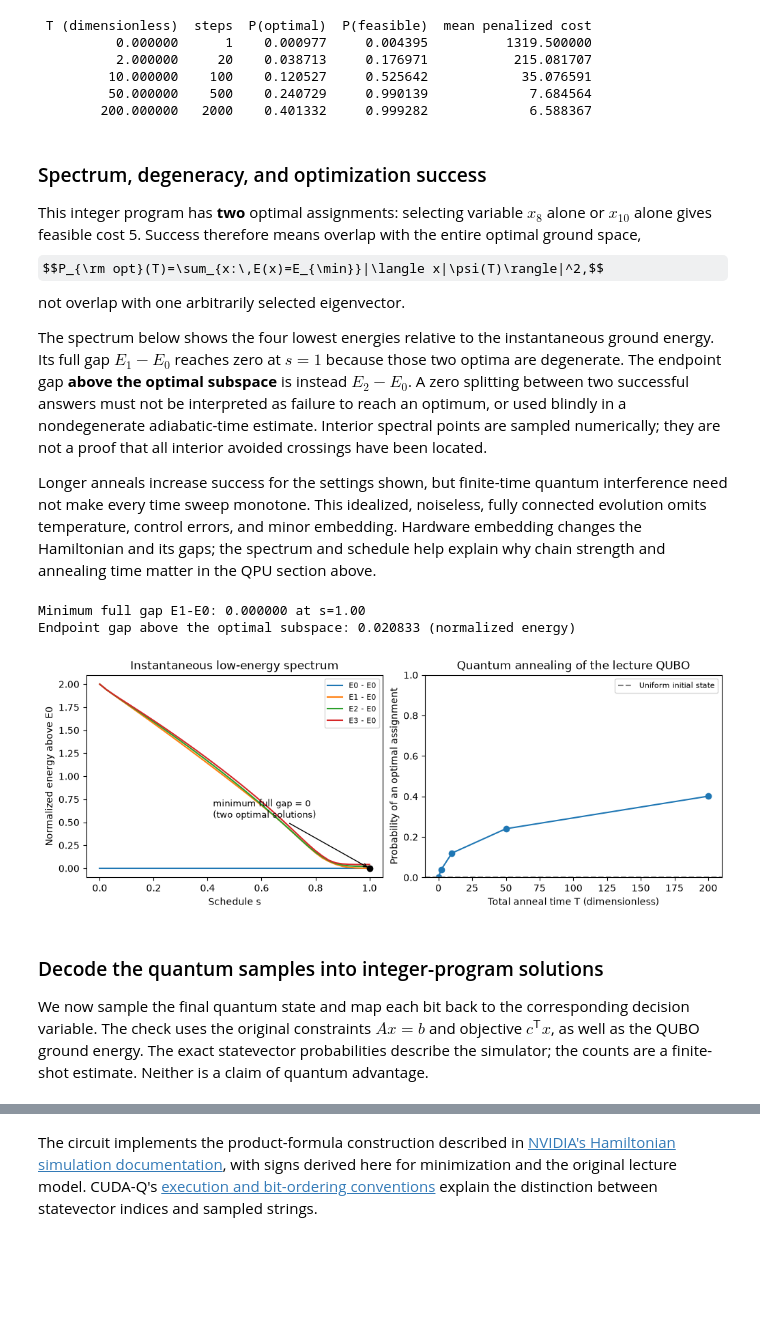
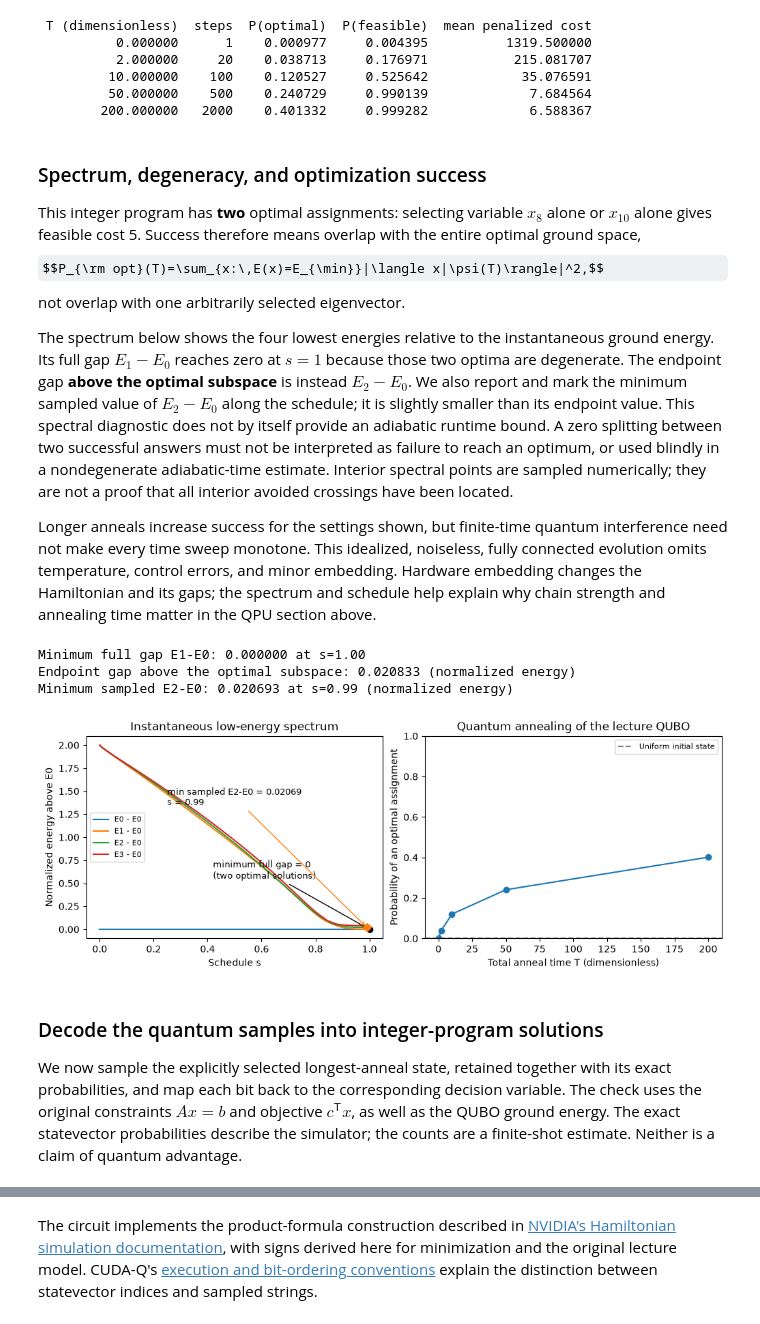
Before and after one commit to JuliaQUBO/QUBONotebooks, a Jupyter notebook: notebooks_py/4-DWAVE_python.ipynb, the cells around one changed output, grey strips where cells are left out. Saved outputs shown, nothing was run; the diff lists cells and outputs as text; code cells hidden in the pictures; some formulas as TeX source; blank space fills up the shorter version.

```diff
--- a/notebooks_py/4-DWAVE_python.ipynb
+++ b/notebooks_py/4-DWAVE_python.ipynb
@@ -639,21 +641,28 @@ if HAS_CUDAQ:
     initial_energy = cudaq.observe(quantum_anneal, mixer_hamiltonian, *anneal_args, 0.0, 1).expectation()
     np.testing.assert_allclose(initial_energy, -n_qubits, atol=1e-10)
 
-    anneal_results = []
+    anneal_runs = []
     for total_time in [0.0, 2.0, 10.0, 50.0, 200.0]:
         steps = max(1, int(np.ceil(total_time / 0.1)))
         final_state = cudaq.get_state(quantum_anneal, *anneal_args, total_time, steps)
         probabilities = np.abs(np.asarray(final_state)) ** 2
         np.testing.assert_allclose(probabilities.sum(), 1.0, atol=1e-8)
-        anneal_results.append({
+        result = {
             "T (dimensionless)": total_time,
             "steps": steps,
             "P(optimal)": float(probabilities[ground_mask].sum()),
             "P(feasible)": float(probabilities[feasible_mask].sum()),
             "mean penalized cost": float(probabilities @ qubo_energies),
-        })
-    np.testing.assert_allclose(anneal_results[0]["P(optimal)"], ground_mask.sum() / 2 ** n_qubits)
-    assert anneal_results[-1]["P(optimal)"] > anneal_results[0]["P(optimal)"]
+        }
+        anneal_runs.append((final_state, result))
+        if total_time == 0.0:
+            np.testing.assert_allclose(result["P(optimal)"], ground_mask.sum() / 2 ** n_qubits)
+    # Keep each state paired with its own statistics, even if the time list is reordered.
+    longest_anneal_state, longest_anneal_result = max(
+        anneal_runs, key=lambda run: run[1]["T (dimensionless)"]
+    )
+    anneal_results = [result for state, result in anneal_runs]
+    assert longest_anneal_result["P(optimal)"] > ground_mask.sum() / 2 ** n_qubits
     print(pd.DataFrame(anneal_results).to_string(index=False, float_format=lambda value: f"{value:.6f}"))
 # %% [output]
  T (dimensionless)  steps  P(optimal)  P(feasible)  mean penalized cost
@@ -669,7 +678,7 @@ This integer program has **two** optimal assignments: selecting variable $x_8$ a
 $$P_{\rm opt}(T)=\sum_{x:\,E(x)=E_{\min}}|\langle x|\psi(T)\rangle|^2,$$
 not overlap with one arbitrarily selected eigenvector.
 
-The spectrum below shows the four lowest energies relative to the instantaneous ground energy. Its full gap $E_1-E_0$ reaches zero at $s=1$ because those two optima are degenerate. The endpoint gap **above the optimal subspace** is instead $E_2-E_0$. A zero splitting between two successful answers must not be interpreted as failure to reach an optimum, or used blindly in a nondegenerate adiabatic-time estimate. Interior spectral points are sampled numerically; they are not a proof that all interior avoided crossings have been located.
+The spectrum below shows the four lowest energies relative to the instantaneous ground energy. Its full gap $E_1-E_0$ reaches zero at $s=1$ because those two optima are degenerate. The endpoint gap **above the optimal subspace** is instead $E_2-E_0$. We also report and mark the minimum sampled value of $E_2-E_0$ along the schedule; it is slightly smaller than its endpoint value. This spectral diagnostic does not by itself provide an adiabatic runtime bound. A zero splitting between two successful answers must not be interpreted as failure to reach an optimum, or used blindly in a nondegenerate adiabatic-time estimate. Interior spectral points are sampled numerically; they are not a proof that all interior avoided crossings have been located.
 
 Longer anneals increase success for the settings shown, but finite-time quantum interference need not make every time sweep monotone. This idealized, noiseless, fully connected evolution omits temperature, control errors, and minor embedding. Hardware embedding changes the Hamiltonian and its gaps; the spectrum and schedule help explain why chain strength and annealing time matter in the QPU section above.
 # %%
@@ -684,7 +693,7 @@ if HAS_CUDAQ:
         shape=(len(basis_indices), len(basis_indices)),
     ).tocsr()
     problem_matrix = diags(qubo_energies / energy_scale)
-    schedule_points = np.linspace(0.0, 1.0, 41)
+    schedule_points = np.linspace(0.0, 1.0, 101)
     low_spectrum = []
     # A reproducible generic vector explores symmetry sectors that a uniform
     # starting vector could miss. Endpoint degeneracies are known exactly.
@@ -702,38 +711,50 @@ if HAS_CUDAQ:
             assert np.max(np.linalg.norm(residual, axis=0)) < 1e-6
             eigenvalues = np.sort(eigenvalues)
         low_spectrum.append(eigenvalues)
     low_spectrum = np.array(low_spectrum)
     relative_spectrum = low_spectrum - low_spectrum[:, :1]
     minimum_gap_index = int(np.argmin(relative_spectrum[:, 1]))
     endpoint_ground_rank = int(ground_mask.sum())
+    # Energies are normalized by E_ref; schedule positions are dimensionless.
+    optimal_subspace_gaps = relative_spectrum[:, endpoint_ground_rank]
+    minimum_optimal_gap_index = int(np.argmin(optimal_subspace_gaps))
+    minimum_optimal_gap = float(optimal_subspace_gaps[minimum_optimal_gap_index])
+    minimum_optimal_gap_schedule = float(schedule_points[minimum_optimal_gap_index])
     endpoint_gap = (np.min(qubo_energies[~ground_mask]) - ground_energy) / energy_scale
     np.testing.assert_allclose(relative_spectrum[-1, :endpoint_ground_rank], 0.0, atol=1e-10)
     print(f"Minimum full gap E1-E0: {relative_spectrum[minimum_gap_index, 1]:.6f} at s={schedule_points[minimum_gap_index]:.2f}")
     print(f"Endpoint gap above the optimal subspace: {endpoint_gap:.6f} (normalized energy)")
+    print(f"Minimum sampled E2-E0: {minimum_optimal_gap:.6f} at s={minimum_optimal_gap_schedule:.2f} (normalized energy)")
 
     fig, axes = plt.subplots(1, 2, figsize=(10, 3.7), constrained_layout=True)
     for level in range(4):
         axes[0].plot(schedule_points, relative_spectrum[:, level], label=f"E{level} - E0")
     axes[0].scatter([1.0], [0.0], color="black", zorder=5)
     axes[0].annotate("minimum full gap = 0\n(two optimal solutions)", xy=(1.0, 0.0),
                      xytext=(0.42, 0.55), arrowprops={"arrowstyle": "->"}, fontsize=9)
+    axes[0].scatter([minimum_optimal_gap_schedule], [minimum_optimal_gap],
+                    color="tab:orange", marker="D", zorder=6)
+    axes[0].annotate(f"min sampled E2-E0 = {minimum_optimal_gap:.5f}\ns = {minimum_optimal_gap_schedule:.2f}",
+                     xy=(minimum_optimal_gap_schedule, minimum_optimal_gap), xytext=(0.25, 1.35),
+                     arrowprops={"arrowstyle": "->", "color": "tab:orange"}, fontsize=9)
     axes[0].set(xlabel="Schedule s", ylabel="Normalized energy above E0", title="Instantaneous low-energy spectrum")
     axes[0].legend(fontsize=8)
     axes[1].plot([row["T (dimensionless)"] for row in anneal_results],
                  [row["P(optimal)"] for row in anneal_results], marker="o")
     axes[1].axhline(ground_mask.sum() / 2 ** n_qubits, color="gray", linestyle="--", label="Uniform initial state")
     axes[1].set(xlabel="Total anneal time T (dimensionless)", ylabel="Probability of an optimal assignment",
                 ylim=(0, 1), title="Quantum annealing of the lecture QUBO")
     axes[1].legend(fontsize=8)
     plt.show()
 # %% [output]
 Minimum full gap E1-E0: 0.000000 at s=1.00
 Endpoint gap above the optimal subspace: 0.020833 (normalized energy)
+Minimum sampled E2-E0: 0.020693 at s=0.99 (normalized energy)
-[figure, old version]
+[figure, new version]
 # %% [markdown]
 ### Decode the quantum samples into integer-program solutions
 
-We now sample the final quantum state and map each bit back to the corresponding decision variable. The check uses the original constraints $Ax=b$ and objective $c^\mathsf{T}x$, as well as the QUBO ground energy. The exact statevector probabilities describe the simulator; the counts are a finite-shot estimate. Neither is a claim of quantum advantage.
+We now sample the explicitly selected longest-anneal state, retained together with its exact probabilities, and map each bit back to the corresponding decision variable. The check uses the original constraints $Ax=b$ and objective $c^\mathsf{T}x$, as well as the QUBO ground energy. The exact statevector probabilities describe the simulator; the counts are a finite-shot estimate. Neither is a claim of quantum advantage.
 # %%
 if HAS_CUDAQ:
     shots = 4096
```
Also changed, not shown: parts of 3 cells of this notebook, 3 other files.
